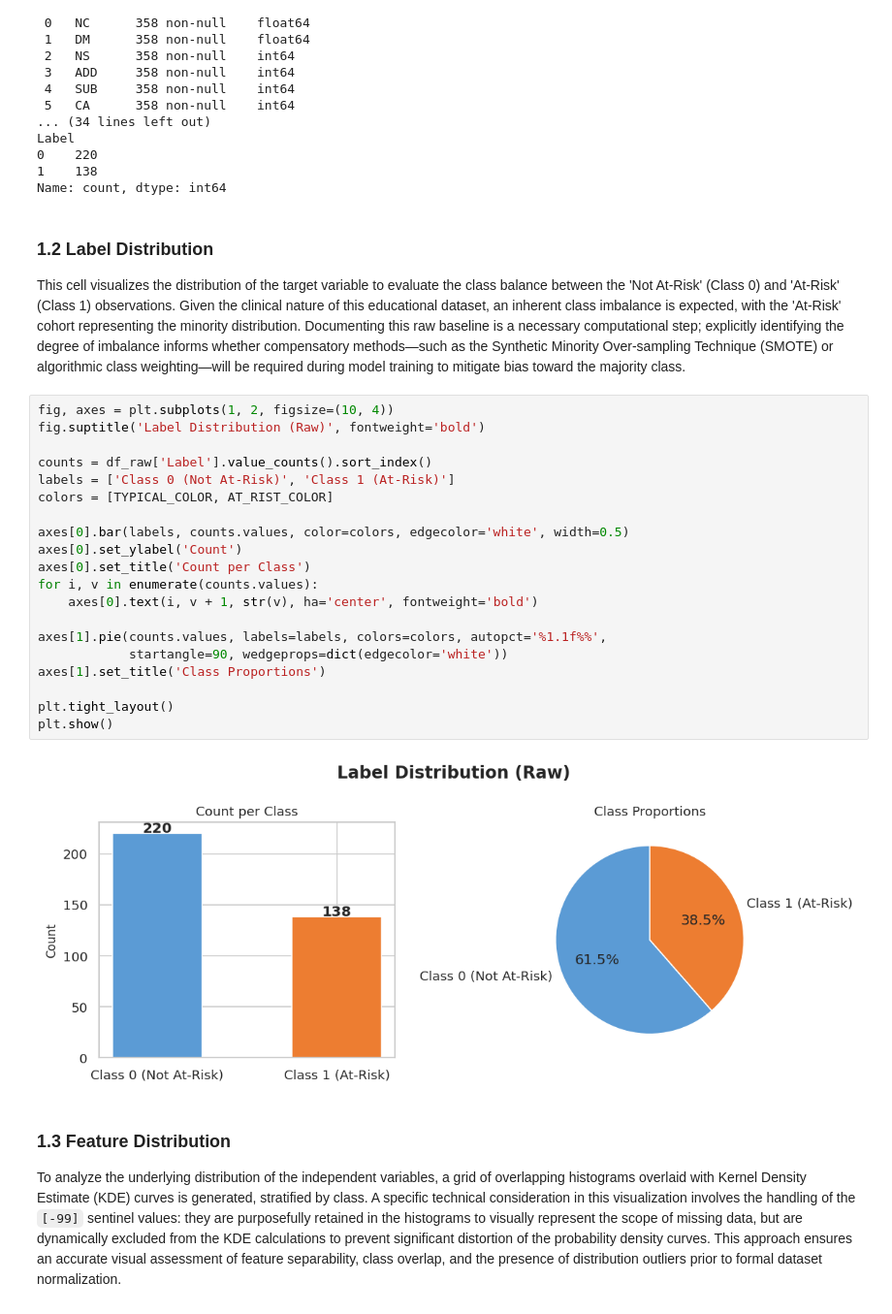
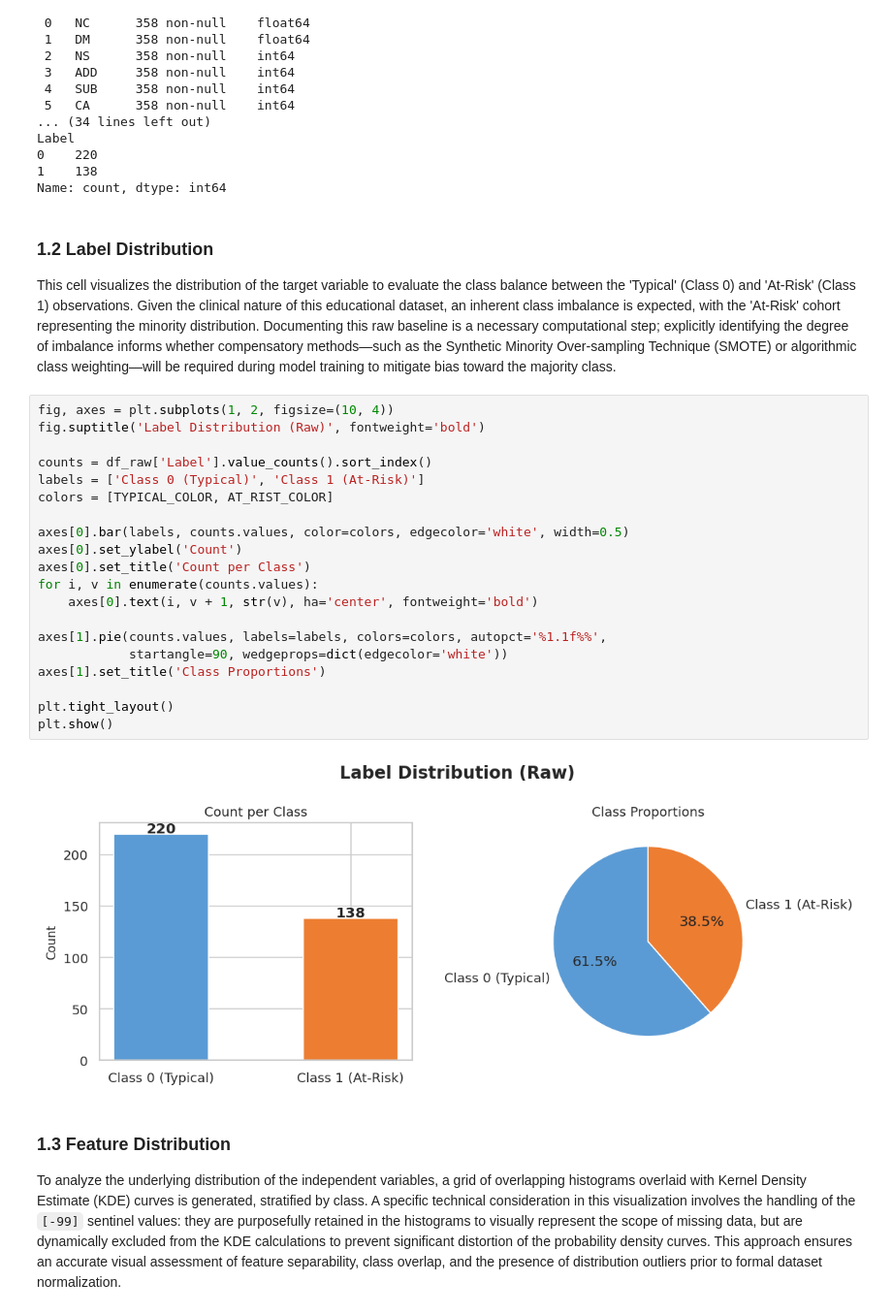
Before and after one commit to DysCalc/DysCalc-ML-Development, a Jupyter notebook: notebooks/dataset_analysis.ipynb, the cells around one changed output. Shown at 97% size. Cells and saved outputs as stored; diff of their text form.

```diff
--- a/notebooks/dataset_analysis.ipynb
+++ b/notebooks/dataset_analysis.ipynb
@@ -97,29 +143,29 @@ Name: count, dtype: int64
 # %% [markdown]
 ### 1.2 Label Distribution
 
-This cell visualizes the distribution of the target variable to evaluate the class balance between the 'Not At-Risk' (Class 0) and 'At-Risk' (Class 1) observations. Given the clinical nature of this educational dataset, an inherent class imbalance is expected, with the 'At-Risk' cohort representing the minority distribution. Documenting this raw baseline is a necessary computational step; explicitly identifying the degree of imbalance informs whether compensatory methods—such as the Synthetic Minority Over-sampling Technique (SMOTE) or algorithmic class weighting—will be required during model training to mitigate bias toward the majority class.
+This cell visualizes the distribution of the target variable to evaluate the class balance between the 'Typical' (Class 0) and 'At-Risk' (Class 1) observations. Given the clinical nature of this educational dataset, an inherent class imbalance is expected, with the 'At-Risk' cohort representing the minority distribution. Documenting this raw baseline is a necessary computational step; explicitly identifying the degree of imbalance informs whether compensatory methods—such as the Synthetic Minority Over-sampling Technique (SMOTE) or algorithmic class weighting—will be required during model training to mitigate bias toward the majority class.
 # %%
 fig, axes = plt.subplots(1, 2, figsize=(10, 4))
 fig.suptitle('Label Distribution (Raw)', fontweight='bold')
 
 counts = df_raw['Label'].value_counts().sort_index()
-labels = ['Class 0 (Not At-Risk)', 'Class 1 (At-Risk)']
+labels = ['Class 0 (Typical)', 'Class 1 (At-Risk)']
 colors = [TYPICAL_COLOR, AT_RIST_COLOR]
 
 axes[0].bar(labels, counts.values, color=colors, edgecolor='white', width=0.5)
 axes[0].set_ylabel('Count')
 axes[0].set_title('Count per Class')
 for i, v in enumerate(counts.values):
     axes[0].text(i, v + 1, str(v), ha='center', fontweight='bold')
 
 axes[1].pie(counts.values, labels=labels, colors=colors, autopct='%1.1f%%',
             startangle=90, wedgeprops=dict(edgecolor='white'))
 axes[1].set_title('Class Proportions')
 
 plt.tight_layout()
 plt.show()
 # %% [output]
-[figure, old version]
+[figure, new version]
 # %% [markdown]
 ### 1.3 Feature Distribution
 
```
Also changed, not shown: parts of 13 cells of this notebook, 11 other files.
